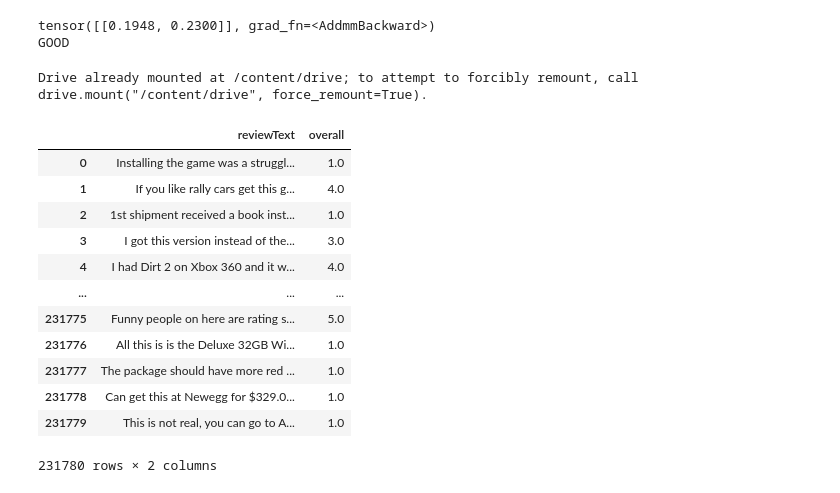
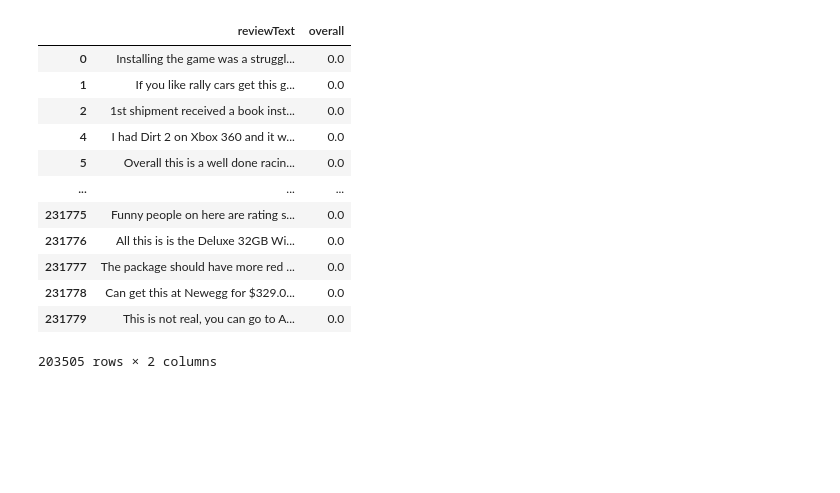
Before and after one commit to adsamaz/Chattbot, a Jupyter notebook: chatbot.ipynb, the cells around one changed output. Drawn from its saved outputs; the diff is of its cells as text; code cells hidden in the pictures; blank space fills up the shorter version.

Commit message:
Created using Colaboratory :)

```diff
--- a/chatbot.ipynb
+++ b/chatbot.ipynb
@@ -185,28 +103,3 @@ Epoch 30 - Loss: 0.002951135626062751
-# %%
-#print(train_x_tensor.shape)
-
-#scent = "I like this"
-scent = np.array(["table"])
-data = word_vectorizer.transform(scent).todense()
-
-data = torch.from_numpy(np.array(data)).type(torch.FloatTensor)
-
-prediction = network(data)
-
-print(prediction)
-
-if prediction[0][0] > prediction[0][1]:
-  print("BAD")
-else:
-  print("GOOD")
-# %% [output]
-tensor([[0.1948, 0.2300]], grad_fn=<AddmmBackward>)
-GOOD
-# %%
-from google.colab import drive
-drive.mount('/content/drive')
-# %% [output]
-Drive already mounted at /content/drive; to attempt to forcibly remount, call drive.mount("/content/drive", force_remount=True).
 # %%
 import gzip
 
@@ -229,16 +120,28 @@ test=df
-# %%
-test.get(['reviewText','overall'])
-# %% [output]
-|  | reviewText | overall |
-| 0 | Installing the game was a struggl... | 1.0 |
-| 1 | If you like rally cars get this g... | 4.0 |
-| 2 | 1st shipment received a book inst... | 1.0 |
-| 3 | I got this version instead of the... | 3.0 |
-| 4 | I had Dirt 2 on Xbox 360 and it w... | 4.0 |
-| ... | ... | ... |
-| 231775 | Funny people on here are rating s... | 5.0 |
-| 231776 | All this is is the Deluxe 32GB Wi... | 1.0 |
-| 231777 | The package should have more red ... | 1.0 |
-| 231778 | Can get this at Newegg for $329.0... | 1.0 |
-| 231779 | This is not real, you can go to A... | 1.0 |
-231780 rows × 2 columns
+# %%
+#Removes everything in except the review and overall score. Then removes
+# all reviews with an score of 3 beacuse of them being natrual when we set all
+#score under 3 to 0(negative) and score over 3 to 1(positive)
+#df=data
+df=df.get(['reviewText','overall'])
+df=df[df.overall != 3.0]
+df=df.replace(1.0, 0)
+df=df.replace(2.0, 0)
+df=df.replace(4.0, 1)
+df=df.replace(5.0, 1)
+reviews = df.reviewText
+score = df.overall
+df
+# %% [output]
+|  | reviewText | overall |
+| 0 | Installing the game was a struggl... | 0.0 |
+| 1 | If you like rally cars get this g... | 0.0 |
+| 2 | 1st shipment received a book inst... | 0.0 |
+| 4 | I had Dirt 2 on Xbox 360 and it w... | 0.0 |
+| 5 | Overall this is a well done racin... | 0.0 |
+| ... | ... | ... |
+| 231775 | Funny people on here are rating s... | 0.0 |
+| 231776 | All this is is the Deluxe 32GB Wi... | 0.0 |
+| 231777 | The package should have more red ... | 0.0 |
+| 231778 | Can get this at Newegg for $329.0... | 0.0 |
+| 231779 | This is not real, you can go to A... | 0.0 |
+203505 rows × 2 columns
```
Also changed, not shown: parts of 32 cells of this notebook.
